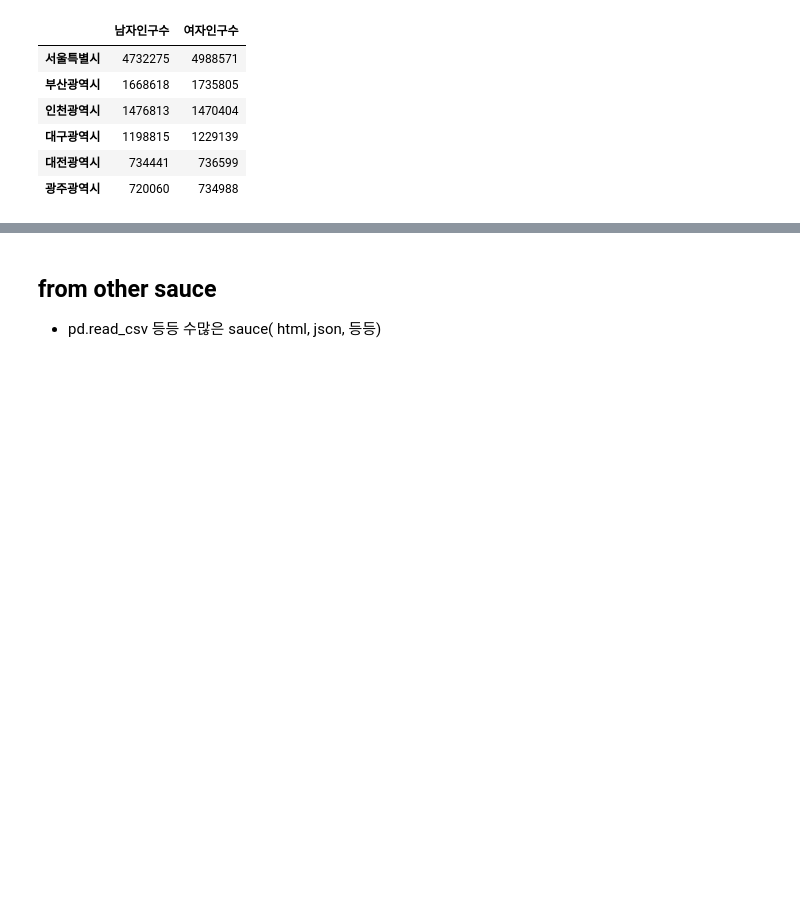
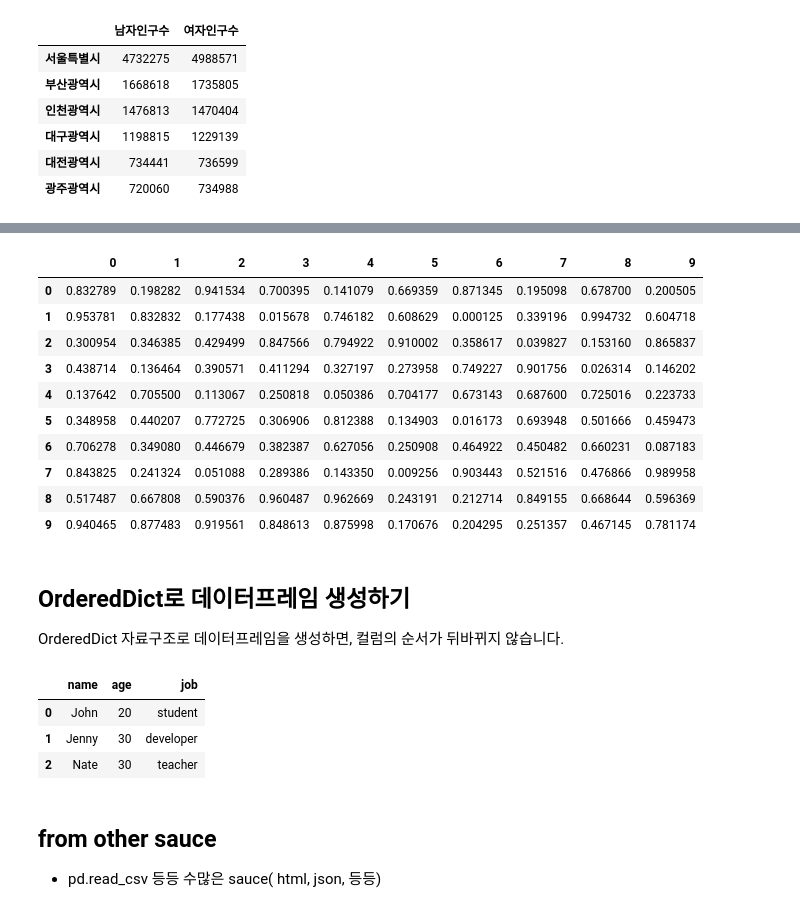
Before and after one commit to SeWonKwon/Pandas-Numpy, a Jupyter notebook: A03_Pandas_DataFrame.ipynb, the cells around one changed output, grey strips where cells are left out. Drawn from its saved outputs; the diff is of its cells as text; code cells hidden in the pictures; blank space fills up the shorter version.

```diff
--- a/A03_Pandas_DataFrame.ipynb
+++ b/A03_Pandas_DataFrame.ipynb
@@ -152,0 +179,19 @@ pd.DataFrame({'남자인구수': male, '여자인구수':female})
+# %%
+nrows, ncols = 10, 10
+df1, df2, df3, df4 = (pd.DataFrame(np.random.rand(nrows, ncols)) for i in range(4))
+df3
+# %% [output]
+|  | 0 | 1 | 2 | 3 | 4 | 5 | 6 | 7 | 8 | 9 |
+| 0 | 0.832789 | 0.198282 | 0.941534 | 0.700395 | 0.141079 | 0.669359 | 0.871345 | 0.195098 | 0.678700 | 0.200505 |
+| 1 | 0.953781 | 0.832832 | 0.177438 | 0.015678 | 0.746182 | 0.608629 | 0.000125 | 0.339196 | 0.994732 | 0.604718 |
+| 2 | 0.300954 | 0.346385 | 0.429499 | 0.847566 | 0.794922 | 0.910002 | 0.358617 | 0.039827 | 0.153160 | 0.865837 |
+| 3 | 0.438714 | 0.136464 | 0.390571 | 0.411294 | 0.327197 | 0.273958 | 0.749227 | 0.901756 | 0.026314 | 0.146202 |
+| 4 | 0.137642 | 0.705500 | 0.113067 | 0.250818 | 0.050386 | 0.704177 | 0.673143 | 0.687600 | 0.725016 | 0.223733 |
+| 5 | 0.348958 | 0.440207 | 0.772725 | 0.306906 | 0.812388 | 0.134903 | 0.016173 | 0.693948 | 0.501666 | 0.459473 |
+| 6 | 0.706278 | 0.349080 | 0.446679 | 0.382387 | 0.627056 | 0.250908 | 0.464922 | 0.450482 | 0.660231 | 0.087183 |
+| 7 | 0.843825 | 0.241324 | 0.051088 | 0.289386 | 0.143350 | 0.009256 | 0.903443 | 0.521516 | 0.476866 | 0.989958 |
+| 8 | 0.517487 | 0.667808 | 0.590376 | 0.960487 | 0.962669 | 0.243191 | 0.212714 | 0.849155 | 0.668644 | 0.596369 |
+| 9 | 0.940465 | 0.877483 | 0.919561 | 0.848613 | 0.875998 | 0.170676 | 0.204295 | 0.251357 | 0.467145 | 0.781174 |
+# %% [markdown]
+## OrderedDict로 데이터프레임 생성하기
+OrderedDict 자료구조로 데이터프레임을 생성하면, 컬럼의 순서가 뒤바뀌지 않습니다.
@@ -153,3 +200,14 @@ pd.DataFrame({'남자인구수': male, '여자인구수':female})
+# %%
+friend_ordered_dict = OrderedDict([ ('name', ['John', 'Jenny', 'Nate']),
+          ('age', [20, 30, 30]),
+          ('job', ['student', 'developer', 'teacher']) ] )
+df = pd.DataFrame.from_dict(friend_ordered_dict)
+df.head()
+# %% [output]
+|  | name | age | job |
+| 0 | John | 20 | student |
+| 1 | Jenny | 30 | developer |
+| 2 | Nate | 30 | teacher |
 # %% [markdown]
 ## from other sauce
 
```
Also changed, not shown: parts of 13 cells of this notebook, 11 other files.
